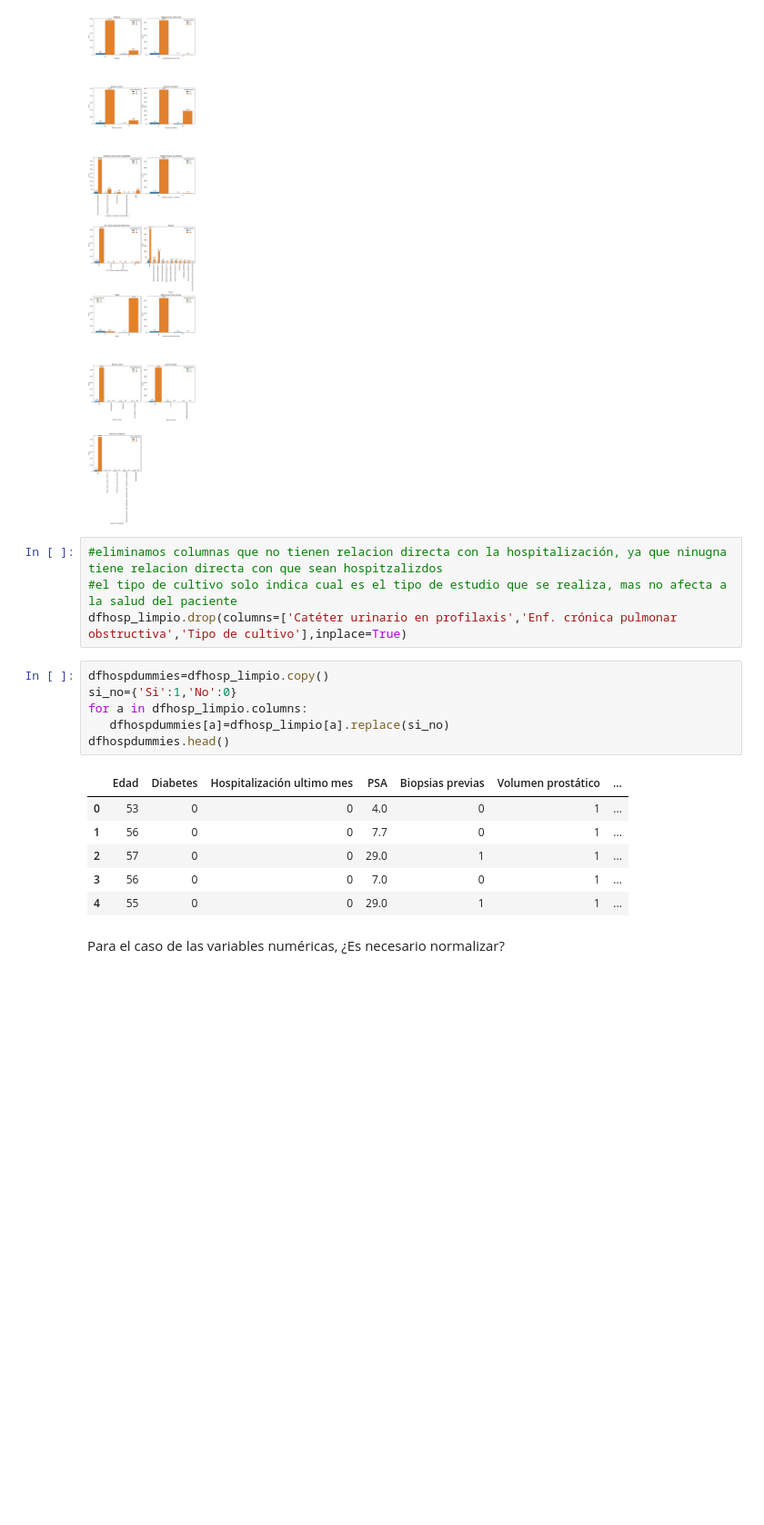
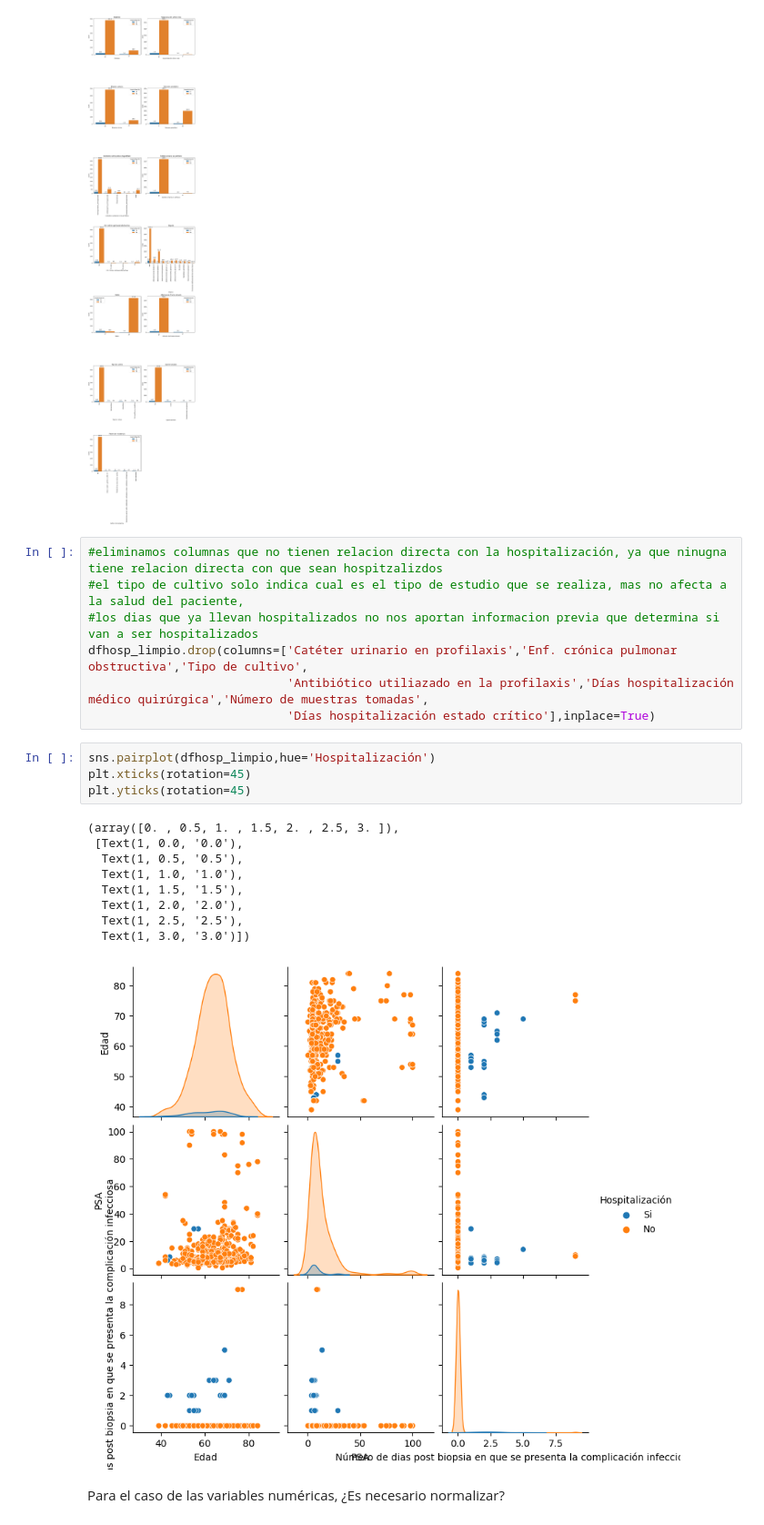
Before and after one commit to JUrielCerecero/proyecto-machine-learning-clasificacion-enfermedades, a Jupyter notebook: Proyecto_Integrador_2A_Preparacion_de_datos.ipynb, the cells around one changed output. Shown at 91% size. Cells and saved outputs as stored; diff of their text form; blank space fills up the shorter version.

```diff
--- a/Proyecto_Integrador_2A_Preparacion_de_datos.ipynb
+++ b/Proyecto_Integrador_2A_Preparacion_de_datos.ipynb
@@ -304,21 +305,25 @@ plt.show()
 [figure]
 # %%
 #eliminamos columnas que no tienen relacion directa con la hospitalización, ya que ninugna tiene relacion directa con que sean hospitzalizdos
-#el tipo de cultivo solo indica cual es el tipo de estudio que se realiza, mas no afecta a la salud del paciente
-dfhosp_limpio.drop(columns=['Catéter urinario en profilaxis','Enf. crónica pulmonar obstructiva','Tipo de cultivo'],inplace=True)
+#el tipo de cultivo solo indica cual es el tipo de estudio que se realiza, mas no afecta a la salud del paciente,
+#los dias que ya llevan hospitalizados no nos aportan informacion previa que determina si van a ser hospitalizados
+dfhosp_limpio.drop(columns=['Catéter urinario en profilaxis','Enf. crónica pulmonar obstructiva','Tipo de cultivo',
+                            'Antibiótico utiliazado en la profilaxis','Días hospitalización médico quirúrgica','Número de muestras tomadas',
+                            'Días hospitalización estado crítico'],inplace=True)
-# %%
-dfhospdummies=dfhosp_limpio.copy()
-si_no={'Si':1,'No':0}
-for a in dfhosp_limpio.columns:
-   dfhospdummies[a]=dfhosp_limpio[a].replace(si_no)
-dfhospdummies.head()
-# %% [output]
-|  | Edad | Diabetes | Hospitalización ultimo mes | PSA | Biopsias previas | Volumen prostático | ... |
-| 0 | 53 | 0 | 0 | 4.0 | 0 | 1 | ... |
-| 1 | 56 | 0 | 0 | 7.7 | 0 | 1 | ... |
-| 2 | 57 | 0 | 0 | 29.0 | 1 | 1 | ... |
-| 3 | 56 | 0 | 0 | 7.0 | 0 | 1 | ... |
-| 4 | 55 | 0 | 0 | 29.0 | 1 | 1 | ... |
+# %%
+sns.pairplot(dfhosp_limpio,hue='Hospitalización')
+plt.xticks(rotation=45)
+plt.yticks(rotation=45)
+# %% [output]
+(array([0. , 0.5, 1. , 1.5, 2. , 2.5, 3. ]),
+ [Text(1, 0.0, '0.0'),
+  Text(1, 0.5, '0.5'),
+  Text(1, 1.0, '1.0'),
+  Text(1, 1.5, '1.5'),
+  Text(1, 2.0, '2.0'),
+  Text(1, 2.5, '2.5'),
+  Text(1, 3.0, '3.0')])
+[figure, added]
 # %% [markdown]
 Para el caso de las variables numéricas, ¿Es necesario normalizar?
 # %%
```
Also changed, not shown: parts of 8 cells of this notebook, 1 other file.
